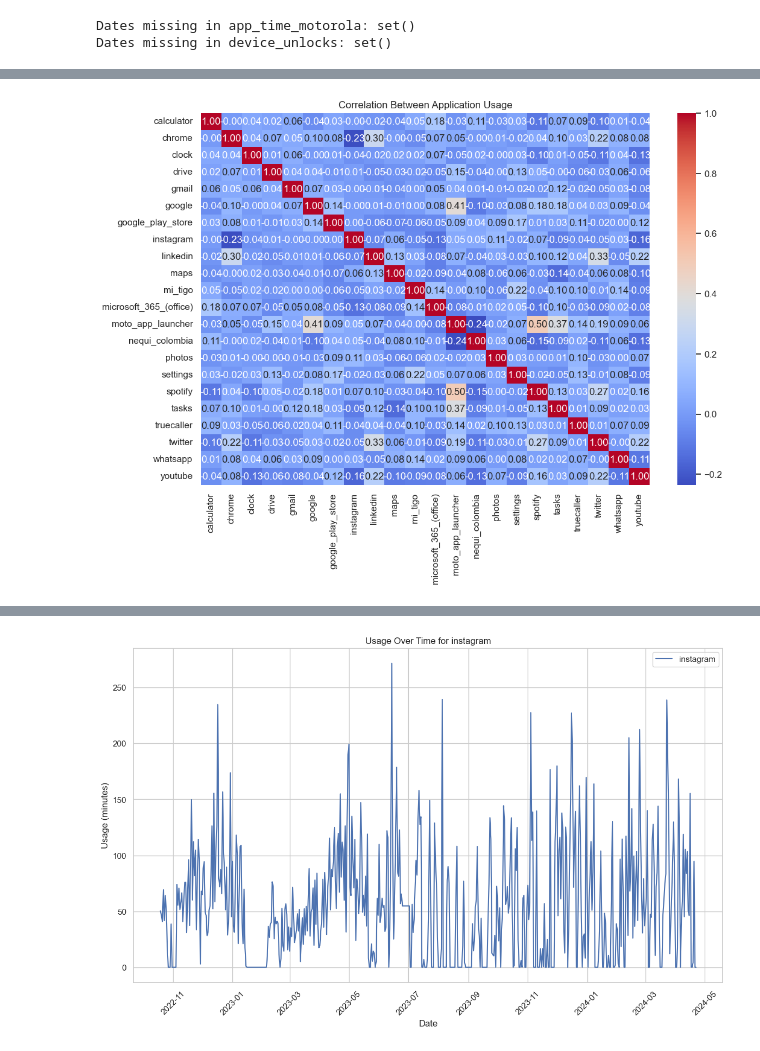
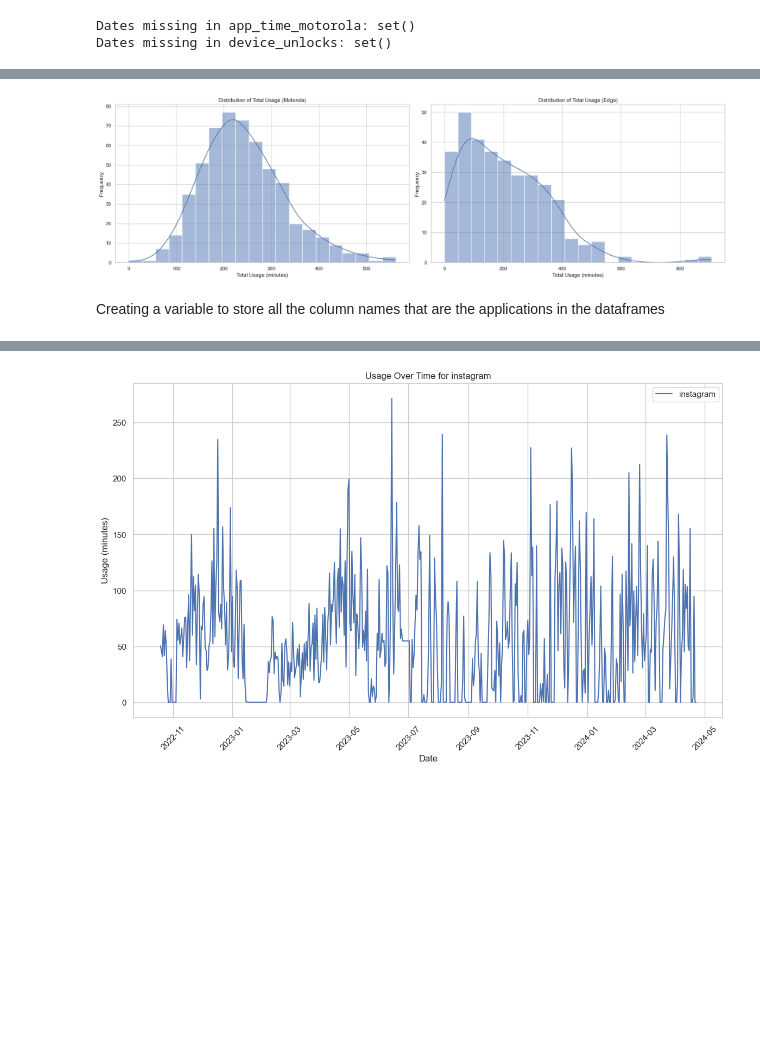
Before and after one commit to estivengrx/statistics-of-use-project, a Jupyter notebook: python_notebooks/EDA_each_file.ipynb, the cells around one changed output, grey strips where cells are left out. Saved outputs shown, nothing was run; the diff lists cells and outputs as text; code cells hidden in the pictures; blank space fills up the shorter version.

```diff
--- a/python_notebooks/EDA_each_file.ipynb
+++ b/python_notebooks/EDA_each_file.ipynb
@@ -216,2 +221,23 @@ plt.show()
+# %%
+fig, axs = plt.subplots(1, 2, figsize=(20, 6))
+
+# Total usage time motorola histogram
+sns.histplot(app_time_motorola['total_usage'], bins=20, kde=True, ax=axs[0])
+axs[0].set_title('Distribution of Total Usage (Motorola)')
+axs[0].set_xlabel('Total Usage (minutes)')
+axs[0].set_ylabel('Frequency')
+
+# Total usage time edge histogram
+sns.histplot(web_time_edge['total_usage'], bins=20, kde=True, ax=axs[1])
+axs[1].set_title('Distribution of Total Usage (Edge)')
+axs[1].set_xlabel('Total Usage (minutes)')
+axs[1].set_ylabel('Frequency')
+
+plt.tight_layout()
+plt.show()
+# %% [output]
+[figure, added]
+# %% [markdown]
+Creating a variable to store all the column names that are the applications in the dataframes
 # %%
 app_columns = app_time_motorola.columns[1:-1]
@@ -218,7 +244,0 @@ app_columns = app_time_motorola.columns[1:-1]
-# %%
-plt.figure(figsize=(12, 8))
-sns.heatmap(app_time_motorola[app_columns].corr(), annot=True, cmap='coolwarm', fmt=".2f")
-plt.title('Correlation Between Application Usage')
-plt.show()
-# %% [output]
-[figure, removed]
```
Also changed, not shown: parts of 28 cells of this notebook.
